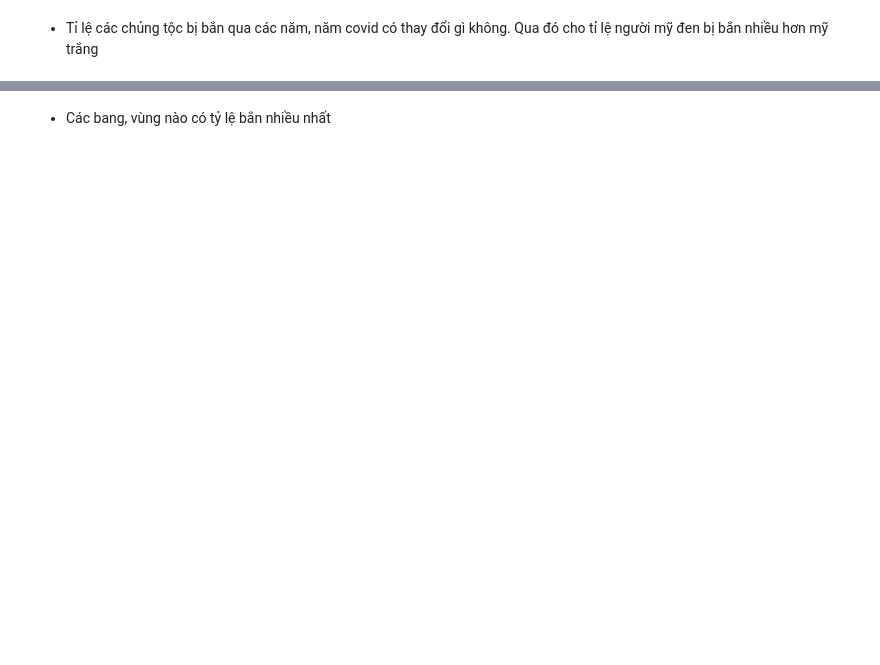
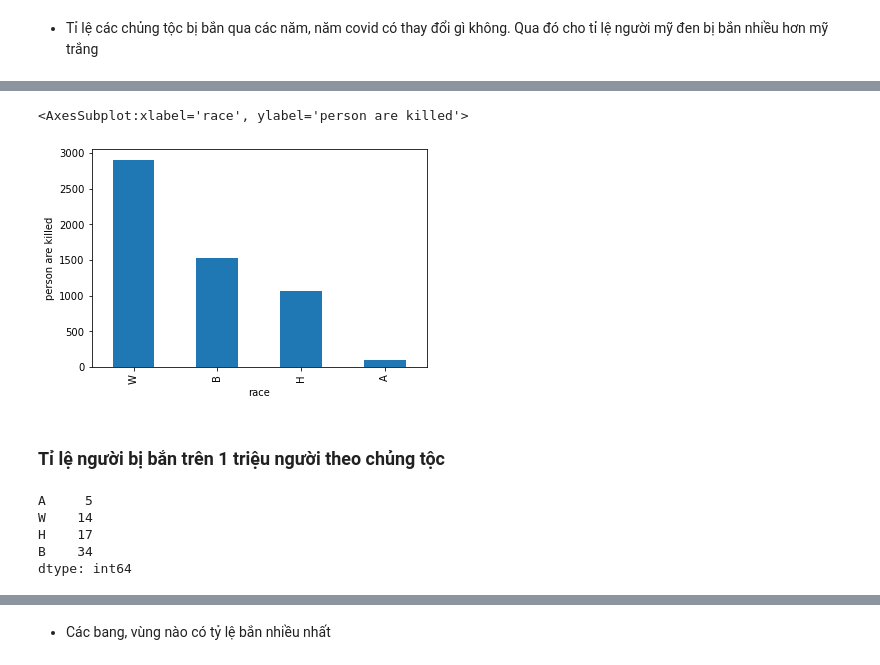
Before and after one commit to trucnguyen13/Final_DS_Project, a Jupyter notebook: main.ipynb, the cells around one changed output, grey strips where cells are left out. Saved outputs shown, nothing was run; the diff lists cells and outputs as text; code cells hidden in the pictures; blank space fills up the shorter version.

```diff
--- a/main.ipynb
+++ b/main.ipynb
@@ -151,0 +185,16 @@ nhiều hơn mỹ trắng
+# %%
+race_shootings.plot.bar(xlabel='race', ylabel= 'person are killed')
+# %% [output]
+<AxesSubplot:xlabel='race', ylabel='person are killed'>
+[figure, added]
+# %% [markdown]
+### Tỉ lệ người bị bắn trên 1 triệu người theo chủng tộc
+# %%
+s = (race_shootings / race_census).astype('int').sort_values()
+s
+# %% [output]
+A     5
+W    14
+H    17
+B    34
+dtype: int64
```
Also changed, not shown: parts of 13 cells of this notebook.
